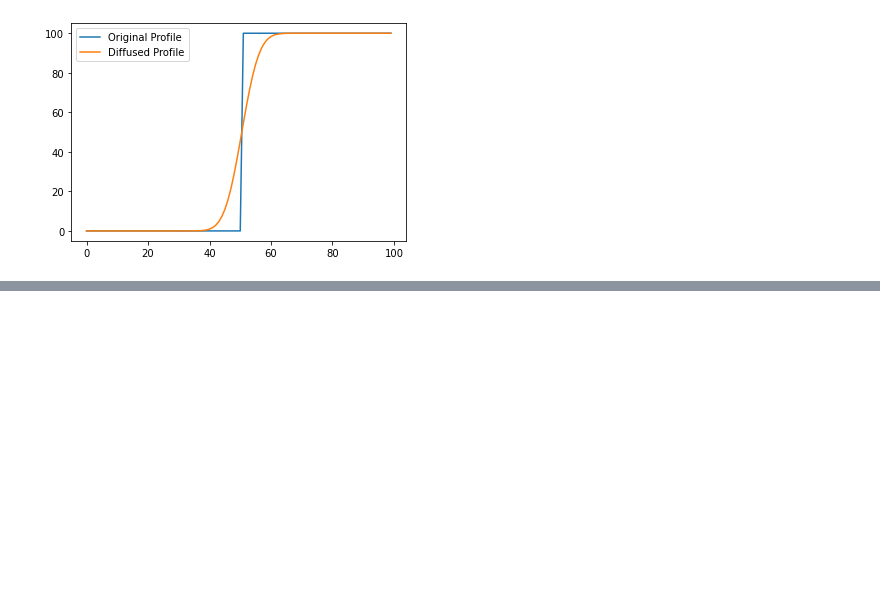
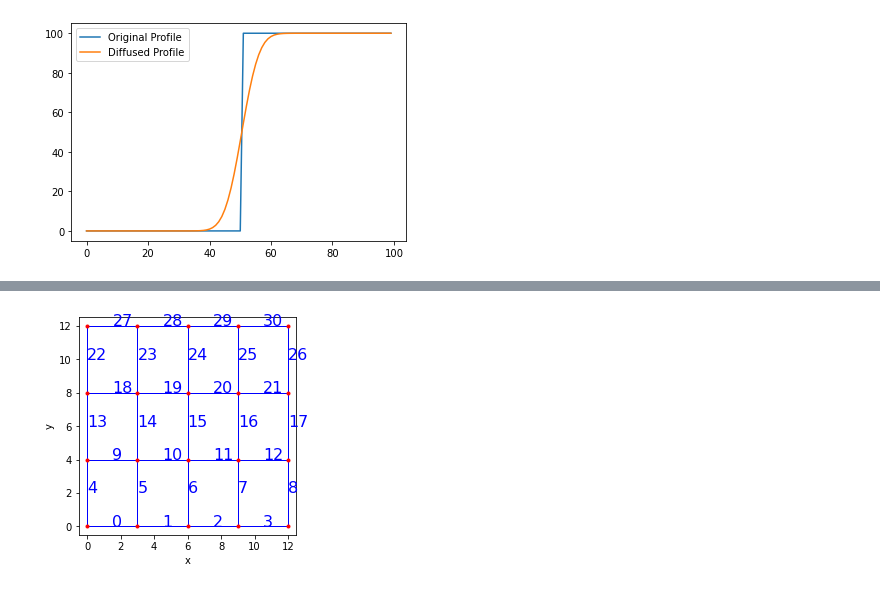
Before and after one commit to gsb223/landlabwork, a Jupyter notebook: testing_code/tutorial_test2.ipynb, the cells around one changed output, grey strips where cells are left out. Cells and saved outputs as stored; diff of their text form; code cells hidden in the pictures; blank space fills up the shorter version.

```diff
--- a/testing_code/tutorial_test2.ipynb
+++ b/testing_code/tutorial_test2.ipynb
@@ -27,0 +35,4 @@ plt.legend()
+# %%
+plot_graph(grid, at="link")
+# %% [output]
+[figure, added]
```
Also changed, not shown: parts of 13 cells of this notebook, 5 other files.
